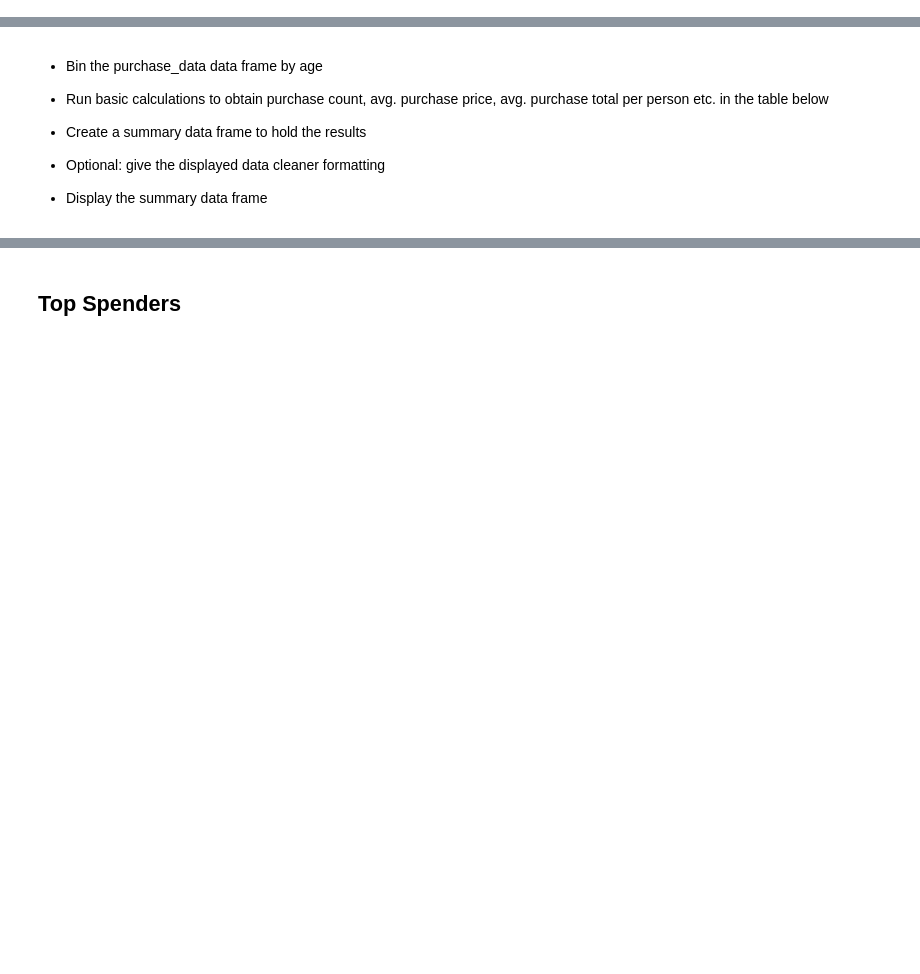
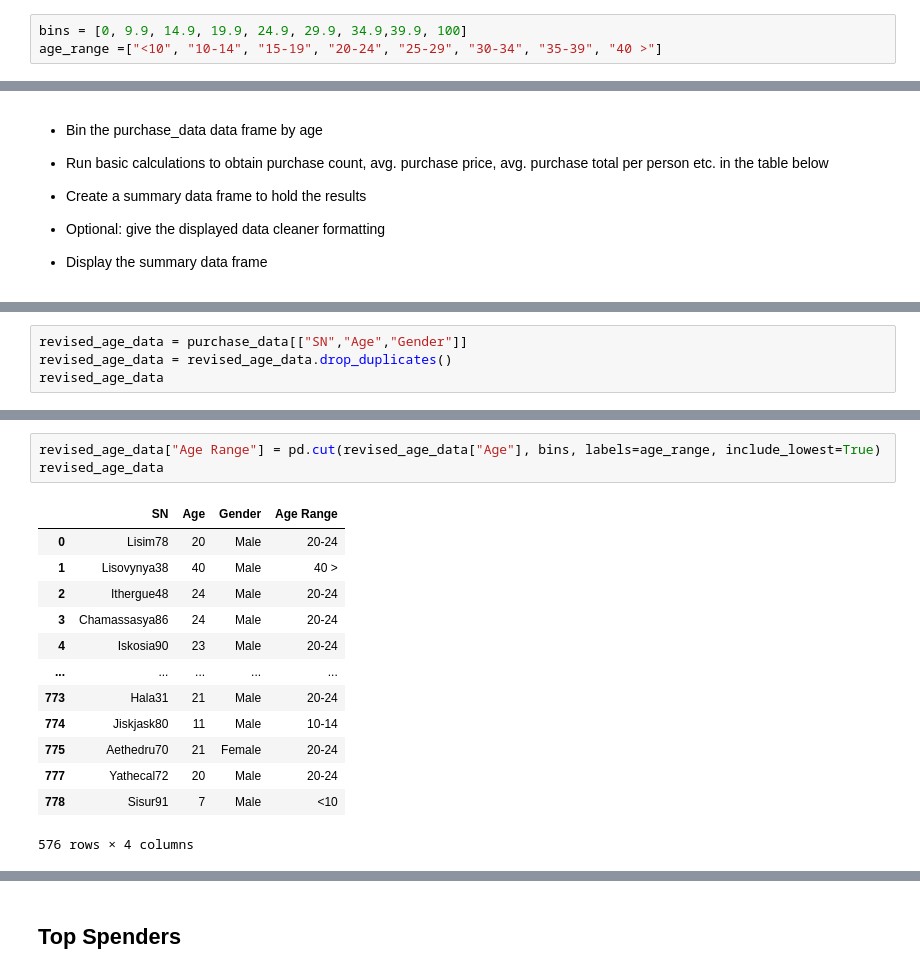
Before and after one commit to chrispope12391/Pandas-Challenge, a Jupyter notebook: HeroesOfPymoli/02-Homework_04-Pandas_Instructions_HeroesOfPymoli_HeroesOfPymoli_starter (1).ipynb, the cells around one changed output, grey strips where cells are left out. Saved outputs shown, nothing was run; the diff lists cells and outputs as text; blank space fills up the shorter version.

```diff
--- a/HeroesOfPymoli/02-Homework_04-Pandas_Instructions_HeroesOfPymoli_HeroesOfPymoli_starter (1).ipynb
+++ b/HeroesOfPymoli/02-Homework_04-Pandas_Instructions_HeroesOfPymoli_HeroesOfPymoli_starter (1).ipynb
@@ -156,3 +275,6 @@ TypeError: 'method' object is not subscriptable
+# %%
+bins = [0, 9.9, 14.9, 19.9, 24.9, 29.9, 34.9,39.9, 100]
+age_range =["<10", "10-14", "15-19", "20-24", "25-29", "30-34", "35-39", "40 >"]
 # %% [markdown]
 ## Purchasing Analysis (Age)
 # %% [markdown]
@@ -183,0 +294,4 @@ TypeError: 'method' object is not subscriptable
+# %%
+revised_age_data = purchase_data[["SN","Age","Gender"]]
+revised_age_data = revised_age_data.drop_duplicates()
+revised_age_data
@@ -183,0 +312,17 @@ TypeError: 'method' object is not subscriptable
+# %%
+revised_age_data["Age Range"] = pd.cut(revised_age_data["Age"], bins, labels=age_range, include_lowest=True)
+revised_age_data
+# %% [output]
+|  | SN | Age | Gender | Age Range |
+| 0 | Lisim78 | 20 | Male | 20-24 |
+| 1 | Lisovynya38 | 40 | Male | 40 > |
+| 2 | Ithergue48 | 24 | Male | 20-24 |
+| 3 | Chamassasya86 | 24 | Male | 20-24 |
+| 4 | Iskosia90 | 23 | Male | 20-24 |
+| ... | ... | ... | ... | ... |
+| 773 | Hala31 | 21 | Male | 20-24 |
+| 774 | Jiskjask80 | 11 | Male | 10-14 |
+| 775 | Aethedru70 | 21 | Female | 20-24 |
+| 777 | Yathecal72 | 20 | Male | 20-24 |
+| 778 | Sisur91 | 7 | Male | <10 |
+576 rows × 4 columns
```
Also changed, not shown: parts of 29 cells of this notebook.
